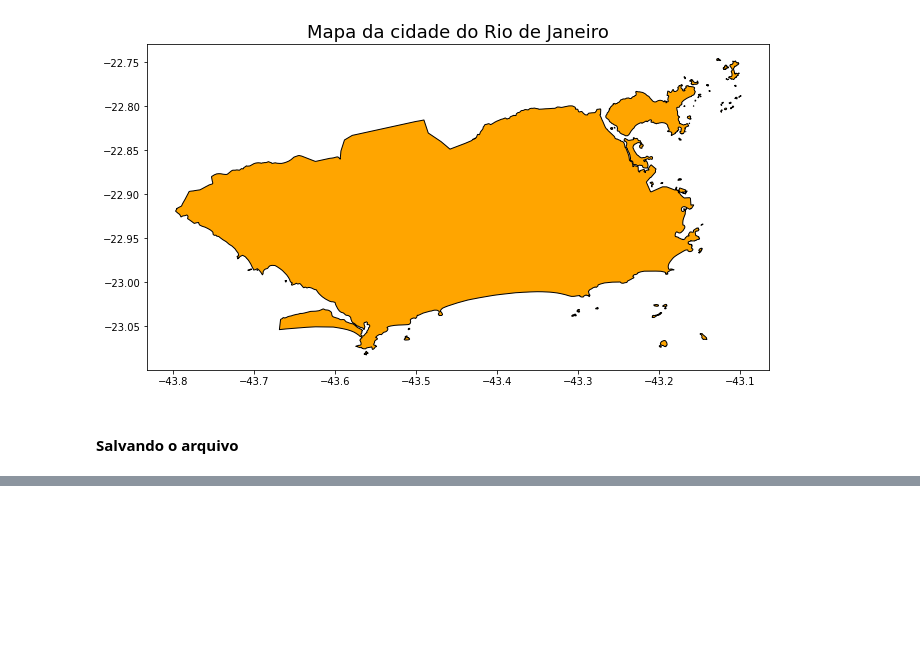
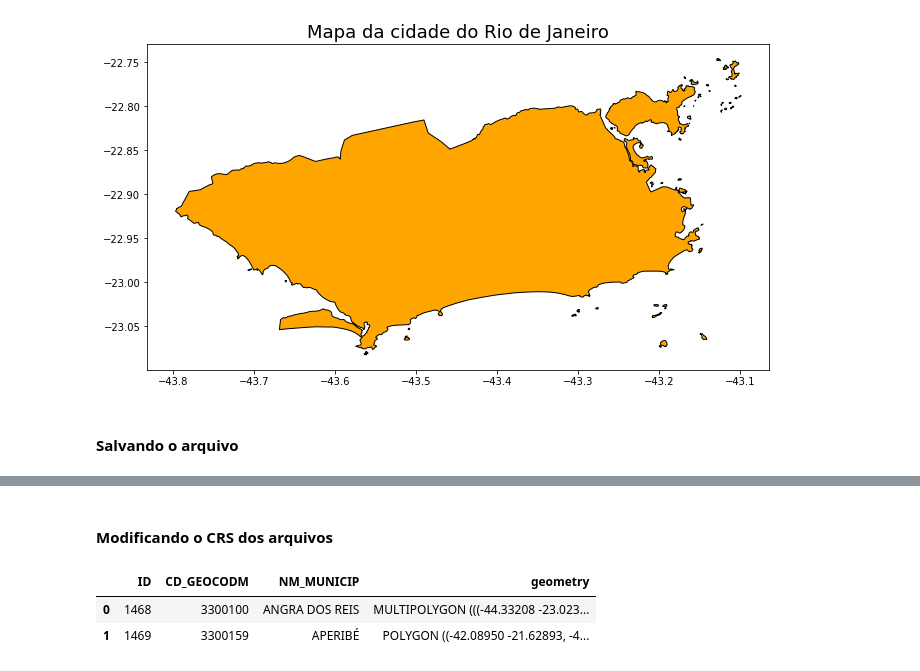
Before and after one commit to LilianeAquino/notebooks_cursos_alura, a Jupyter notebook: GeoPandas - Parte 1/geopandas.ipynb, the cells around one changed output, grey strips where cells are left out. Cells and saved outputs as stored; diff of their text form; code cells hidden in the pictures; blank space fills up the shorter version.

```diff
--- a/GeoPandas - Parte 1/geopandas.ipynb
+++ b/GeoPandas - Parte 1/geopandas.ipynb
@@ -121,0 +146,8 @@ cidade_rj.to_file(dir+'/RJ-MUNIC.shp')
+# %% [markdown]
+#### Modificando o CRS dos arquivos
+# %%
+rj.head(2)
+# %% [output]
+|  | ID | CD_GEOCODM | NM_MUNICIP | geometry |
+| 0 | 1468 | 3300100 | ANGRA DOS REIS | MULTIPOLYGON (((-44.33208 -23.023... |
+| 1 | 1469 | 3300159 | APERIBÉ | POLYGON ((-42.08950 -21.62893, -4... |
```
Also changed, not shown: parts of 10 cells of this notebook, 6 other files.
